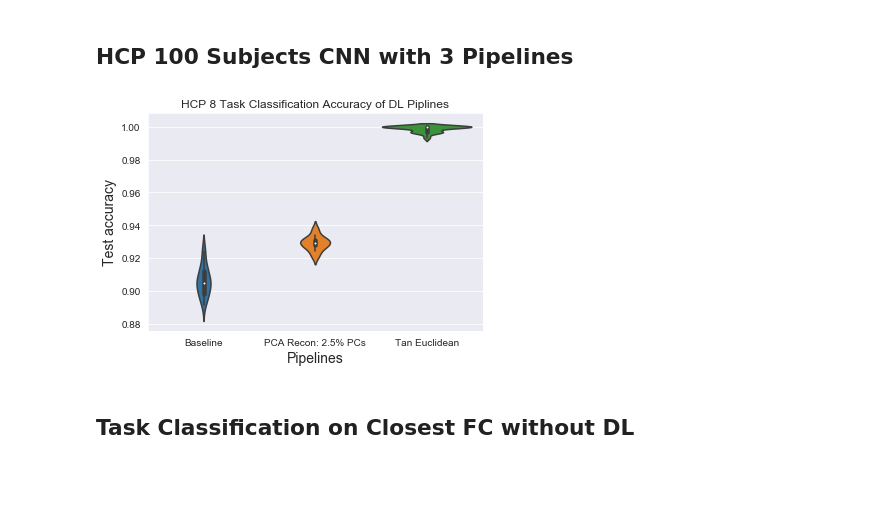
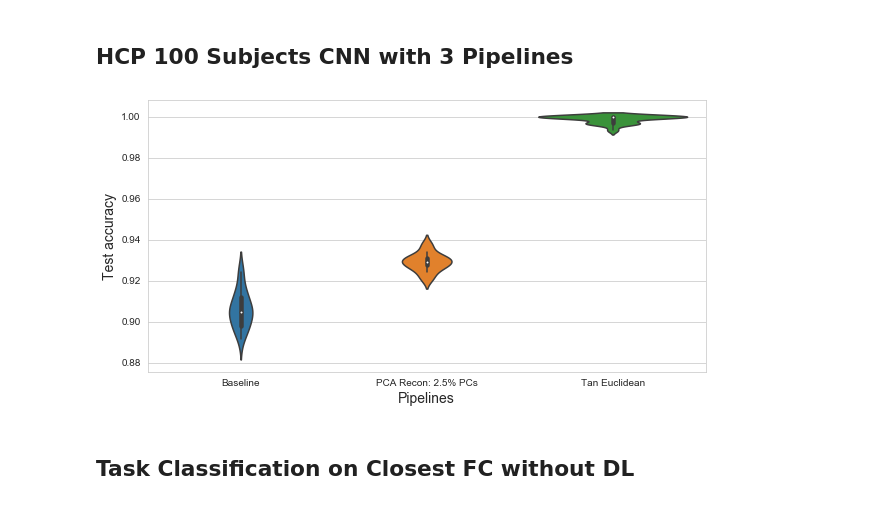
Before and after one commit to mwang29/fmri_learning, a Jupyter notebook: results/Data Visualizations.ipynb, the cells around one changed output. Drawn from its saved outputs; the diff is of its cells as text; code cells hidden in the pictures; blank space fills up the shorter version.

```diff
--- a/results/Data Visualizations.ipynb
+++ b/results/Data Visualizations.ipynb
@@ -6,19 +7,21 @@ plt.rcParams["axes.labelsize"] = 14
 # %% [markdown]
 ## HCP 100 Subjects CNN with 3 Pipelines
 # %%
+sns.set_style("whitegrid")
 baseline = pd.read_csv('HCP100_base_E200_LR0.001_R1_S0_Y1_20.csv')
 tan_euclidean = pd.read_csv('HCP100_Taneuclid_E200_LR0.001_R1_S0_Y1_20.csv')
 pca_recon = pd.read_csv('HCP100_recon_0.025_E200_LR0.001_R0_S0_Y1.csv')
 df = pd.concat([baseline['Accuracy'], pca_recon['Accuracy'],
                 tan_euclidean['Accuracy']], axis=1,
                keys=['Baseline', 'PCA Recon: 2.5% PCs', 'Tan Euclidean'])
 df = df.melt(var_name='Pipelines', value_name='Test accuracy')
-ax = sns.violinplot(x="Pipelines", y="Test accuracy", data=df).set_title(
-    'HCP 8 Task Classification Accuracy of DL Piplines')
+ax = sns.violinplot(x="Pipelines", y="Test accuracy", data=df)
 fig = ax.get_figure()
+fig.set_size_inches(10,5)
+plt.savefig('DL_pipelines.eps', bbox_inches='tight', transparent=True)
 plt.show()
 # %% [output]
-[figure, old version]
+[figure, new version]
 # %% [markdown]
 ## Task Classification on Closest FC without DL
 # %%
```
Also changed, not shown: parts of 15 cells of this notebook, 17 other files.
